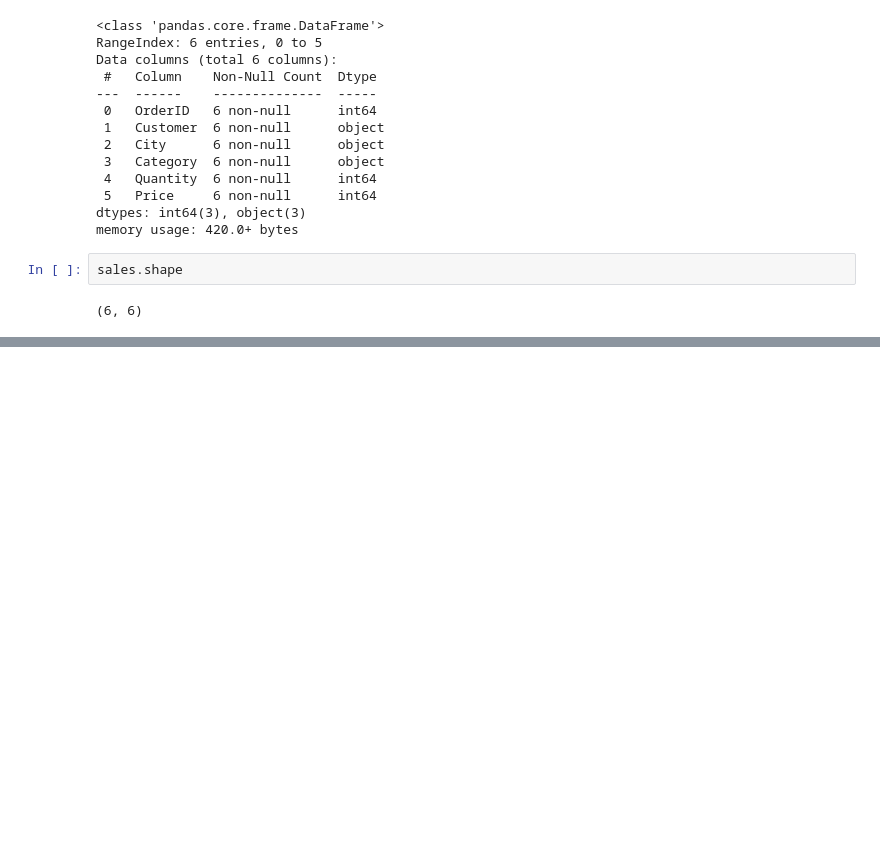
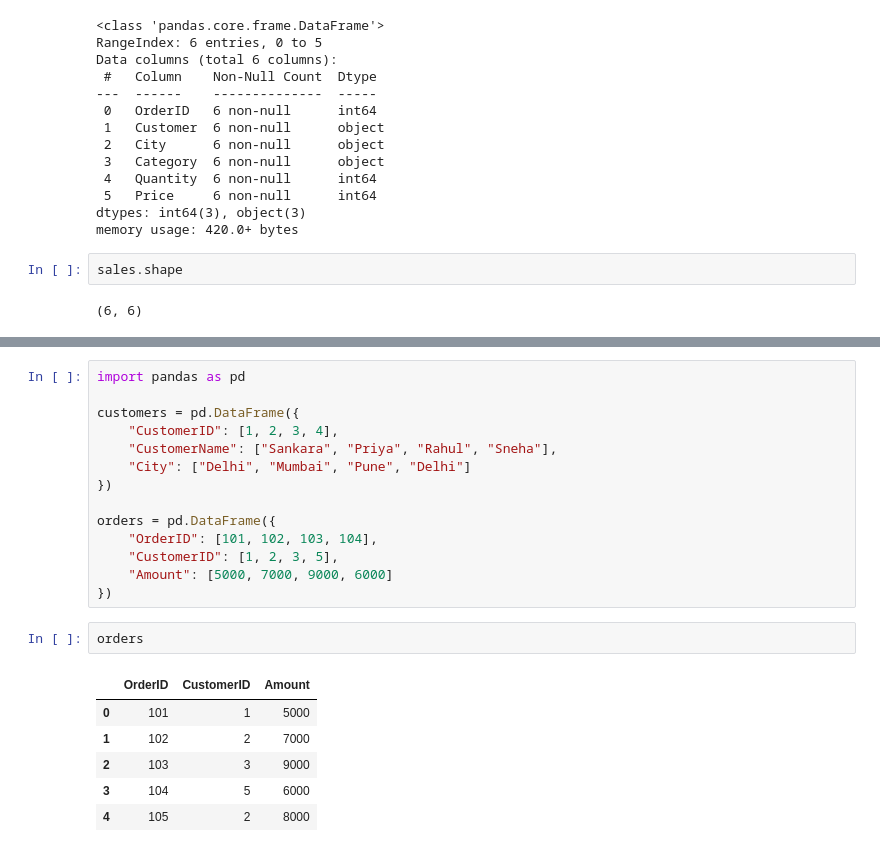
Before and after one commit to hiteshparashar4/collab, a Jupyter notebook: chapter_appendix-tools-for-deep-learning/jupyter.ipynb, the cells around one changed output, grey strips where cells are left out. Saved outputs shown, nothing was run; the diff lists cells and outputs as text; blank space fills up the shorter version.

```diff
--- a/chapter_appendix-tools-for-deep-learning/jupyter.ipynb
+++ b/chapter_appendix-tools-for-deep-learning/jupyter.ipynb
@@ -89,0 +133,23 @@ sales.shape
+# %%
+import pandas as pd
+
+customers = pd.DataFrame({
+    "CustomerID": [1, 2, 3, 4],
+    "CustomerName": ["Sankara", "Priya", "Rahul", "Sneha"],
+    "City": ["Delhi", "Mumbai", "Pune", "Delhi"]
+})
+
+orders = pd.DataFrame({
+    "OrderID": [101, 102, 103, 104],
+    "CustomerID": [1, 2, 3, 5],
+    "Amount": [5000, 7000, 9000, 6000]
+})
+# %%
+orders
+# %% [output]
+|  | OrderID | CustomerID | Amount |
+| 0 | 101 | 1 | 5000 |
+| 1 | 102 | 2 | 7000 |
+| 2 | 103 | 3 | 9000 |
+| 3 | 104 | 5 | 6000 |
+| 4 | 105 | 2 | 8000 |
```
Also changed, not shown: parts of 5 cells of this notebook.
